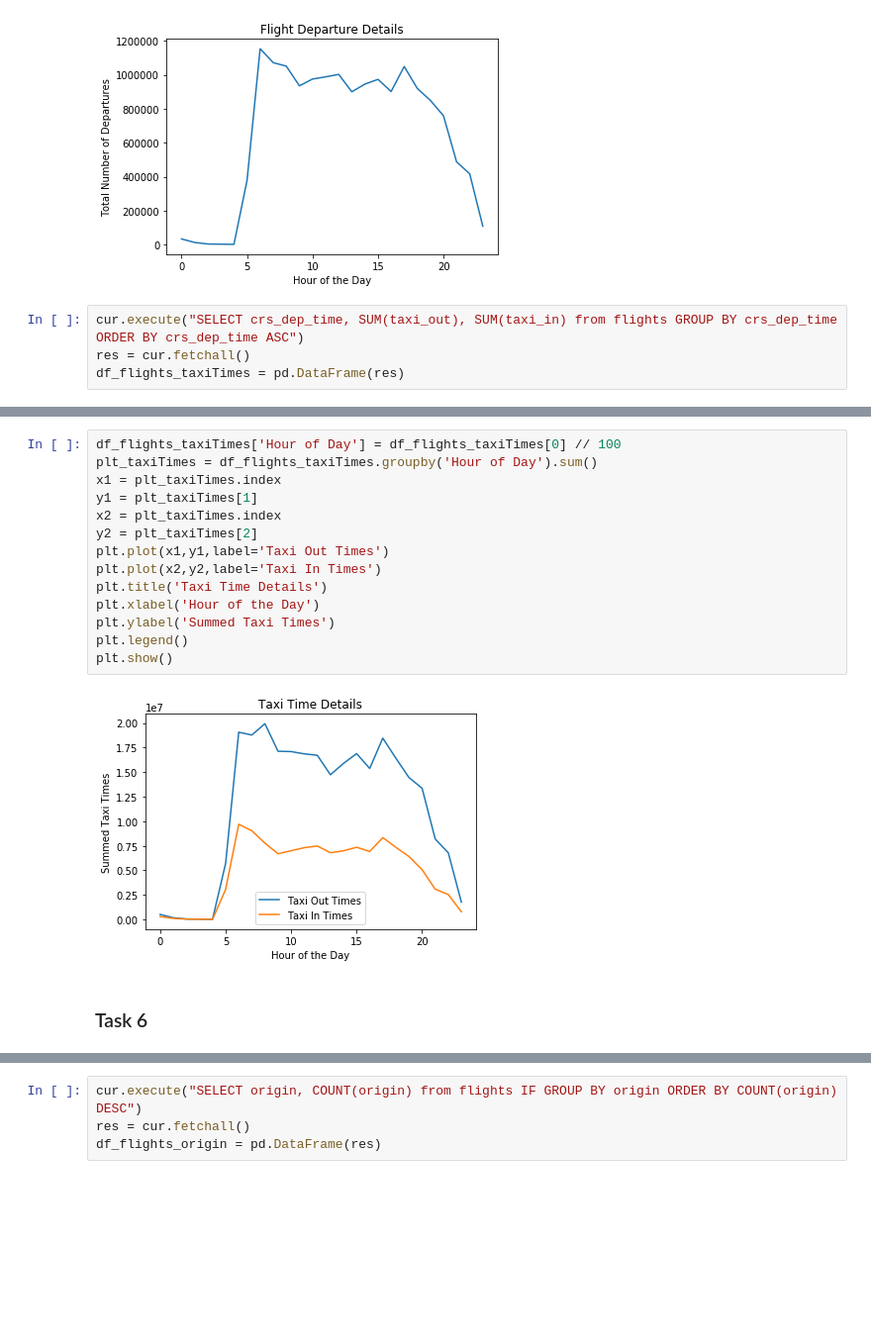
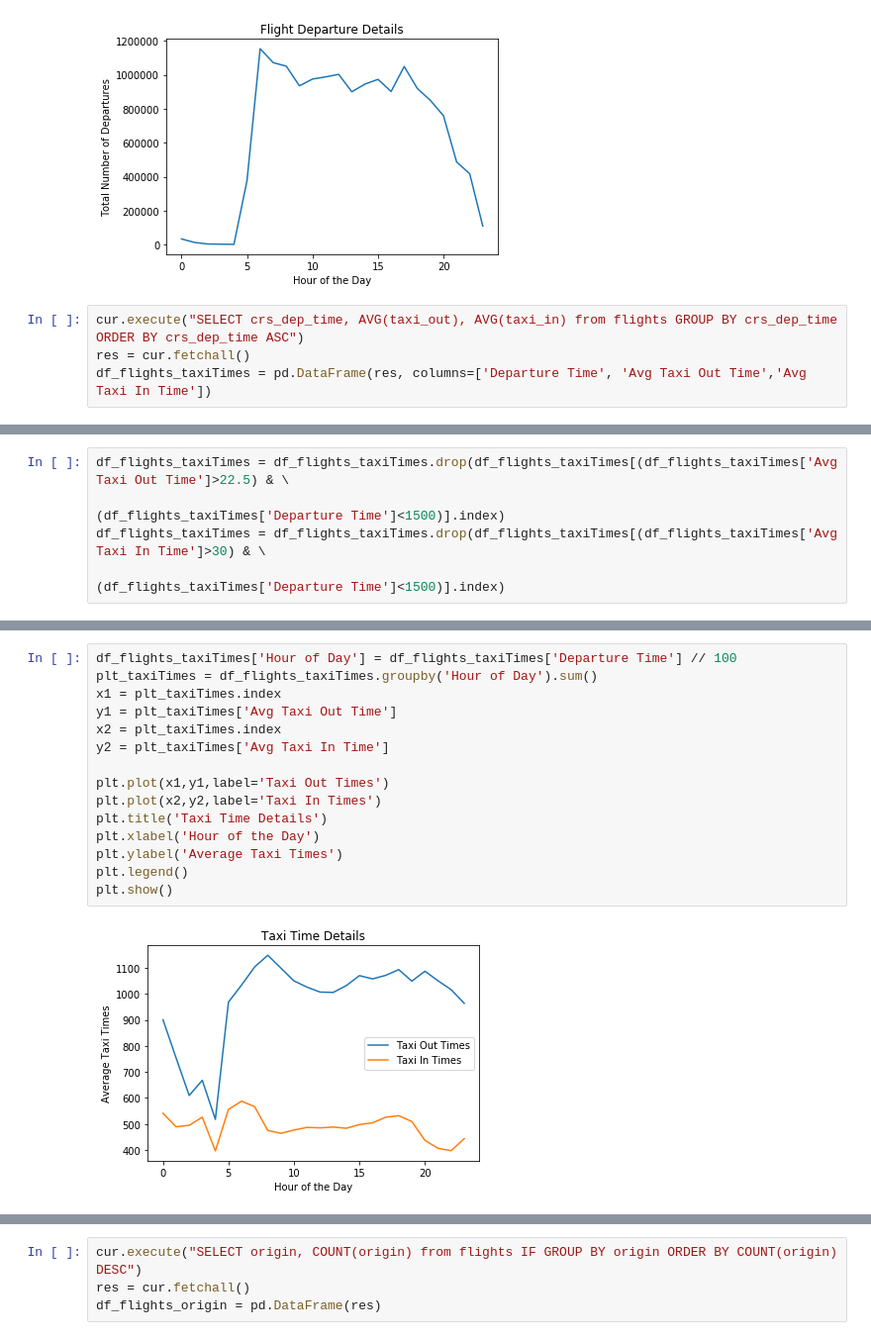
Before and after one commit to keatonmaruyali/LighthouseLabs-DS-Midterm-Project, a Jupyter notebook: Midterm_project.ipynb, the cells around one changed output, grey strips where cells are left out. Shown at 99% size. Cells and saved outputs as stored; diff of their text form; blank space fills up the shorter version.

```diff
--- a/Midterm_project.ipynb
+++ b/Midterm_project.ipynb
@@ -41,6 +25,6 @@ plt.show()
 # %% [output]
 [figure]
 # %%
-cur.execute("SELECT crs_dep_time, SUM(taxi_out), SUM(taxi_in) from flights GROUP BY crs_dep_time ORDER BY crs_dep_time ASC")
+cur.execute("SELECT crs_dep_time, AVG(taxi_out), AVG(taxi_in) from flights GROUP BY crs_dep_time ORDER BY crs_dep_time ASC")
 res = cur.fetchall()
-df_flights_taxiTimes = pd.DataFrame(res)
+df_flights_taxiTimes = pd.DataFrame(res, columns=['Departure Time', 'Avg Taxi Out Time','Avg Taxi In Time'])
@@ -62,0 +42,5 @@ df_flights_taxiTimes
+# %%
+df_flights_taxiTimes = df_flights_taxiTimes.drop(df_flights_taxiTimes[(df_flights_taxiTimes['Avg Taxi Out Time']>22.5) & \
+                                                                      (df_flights_taxiTimes['Departure Time']<1500)].index)
+df_flights_taxiTimes = df_flights_taxiTimes.drop(df_flights_taxiTimes[(df_flights_taxiTimes['Avg Taxi In Time']>30) & \
+                                                                      (df_flights_taxiTimes['Departure Time']<1500)].index)
@@ -63,18 +58,17 @@ df_flights_taxiTimes
 # %%
-df_flights_taxiTimes['Hour of Day'] = df_flights_taxiTimes[0] // 100
+df_flights_taxiTimes['Hour of Day'] = df_flights_taxiTimes['Departure Time'] // 100
 plt_taxiTimes = df_flights_taxiTimes.groupby('Hour of Day').sum()
 x1 = plt_taxiTimes.index
-y1 = plt_taxiTimes[1]
+y1 = plt_taxiTimes['Avg Taxi Out Time']
 x2 = plt_taxiTimes.index
-y2 = plt_taxiTimes[2]
+y2 = plt_taxiTimes['Avg Taxi In Time']
+
 plt.plot(x1,y1,label='Taxi Out Times')
 plt.plot(x2,y2,label='Taxi In Times')
 plt.title('Taxi Time Details')
 plt.xlabel('Hour of the Day')
-plt.ylabel('Summed Taxi Times')
+plt.ylabel('Average Taxi Times')
 plt.legend()
 plt.show()
 # %% [output]
-[figure, old version]
+[figure, new version]
-# %% [markdown]
-### Task 6
```
Also changed, not shown: parts of 40 cells of this notebook.
